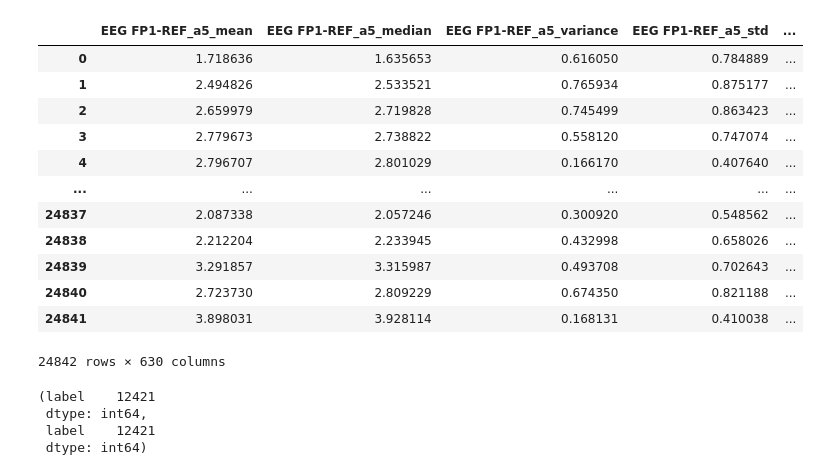
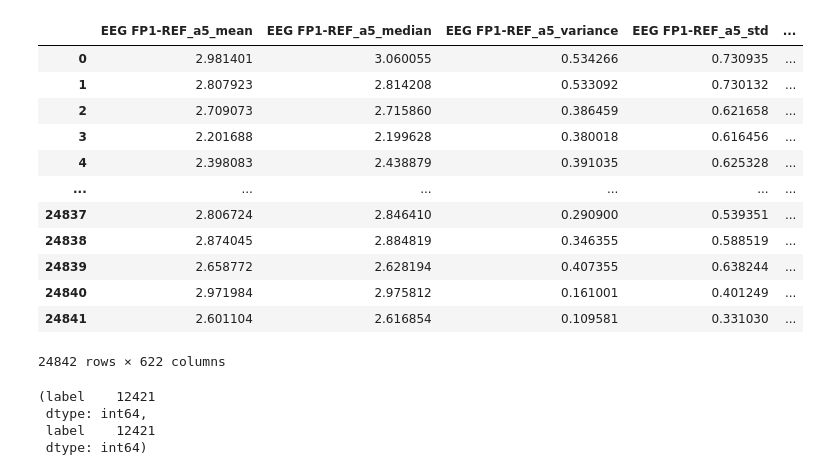
Before and after one commit to JannisHajda/tuh-eeg-seizure-detection, a Jupyter notebook: ml.ipynb, the cells around one changed output. Drawn from its saved outputs; the diff is of its cells as text; code cells hidden in the pictures.

```diff
--- a/ml.ipynb
+++ b/ml.ipynb
@@ -11,22 +11,22 @@ from sklearn.model_selection import GridSearchCV
 from sklearn.preprocessing import StandardScaler
 from sklearn.model_selection import StratifiedGroupKFold, cross_validate
 # %%
-data = pd.read_csv("data/processed/windows_21_10_balanced_all_powers.csv")
+data = pd.read_csv("data/processed/windows_21_10_balanced_avg_energy.csv")
 data
 # %% [output]
 |  | EEG FP1-REF_a5_mean | EEG FP1-REF_a5_median | EEG FP1-REF_a5_variance | EEG FP1-REF_a5_std | ... |
-| 0 | 1.718636 | 1.635653 | 0.616050 | 0.784889 | ... |
-| 1 | 2.494826 | 2.533521 | 0.765934 | 0.875177 | ... |
-| 2 | 2.659979 | 2.719828 | 0.745499 | 0.863423 | ... |
-| 3 | 2.779673 | 2.738822 | 0.558120 | 0.747074 | ... |
-| 4 | 2.796707 | 2.801029 | 0.166170 | 0.407640 | ... |
+| 0 | 2.981401 | 3.060055 | 0.534266 | 0.730935 | ... |
+| 1 | 2.807923 | 2.814208 | 0.533092 | 0.730132 | ... |
+| 2 | 2.709073 | 2.715860 | 0.386459 | 0.621658 | ... |
+| 3 | 2.201688 | 2.199628 | 0.380018 | 0.616456 | ... |
+| 4 | 2.398083 | 2.438879 | 0.391035 | 0.625328 | ... |
 | ... | ... | ... | ... | ... | ... |
-| 24837 | 2.087338 | 2.057246 | 0.300920 | 0.548562 | ... |
-| 24838 | 2.212204 | 2.233945 | 0.432998 | 0.658026 | ... |
-| 24839 | 3.291857 | 3.315987 | 0.493708 | 0.702643 | ... |
-| 24840 | 2.723730 | 2.809229 | 0.674350 | 0.821188 | ... |
-| 24841 | 3.898031 | 3.928114 | 0.168131 | 0.410038 | ... |
+| 24837 | 2.806724 | 2.846410 | 0.290900 | 0.539351 | ... |
+| 24838 | 2.874045 | 2.884819 | 0.346355 | 0.588519 | ... |
+| 24839 | 2.658772 | 2.628194 | 0.407355 | 0.638244 | ... |
+| 24840 | 2.971984 | 2.975812 | 0.161001 | 0.401249 | ... |
+| 24841 | 2.601104 | 2.616854 | 0.109581 | 0.331030 | ... |
-24842 rows × 630 columns
+24842 rows × 622 columns
 # %%
 X = data.drop(columns=["label", "patient_id"])
 y = data["label"].map({'bckg': 0, 'seiz': 1})
```
Also changed, not shown: parts of 5 cells of this notebook, 1 other file.
